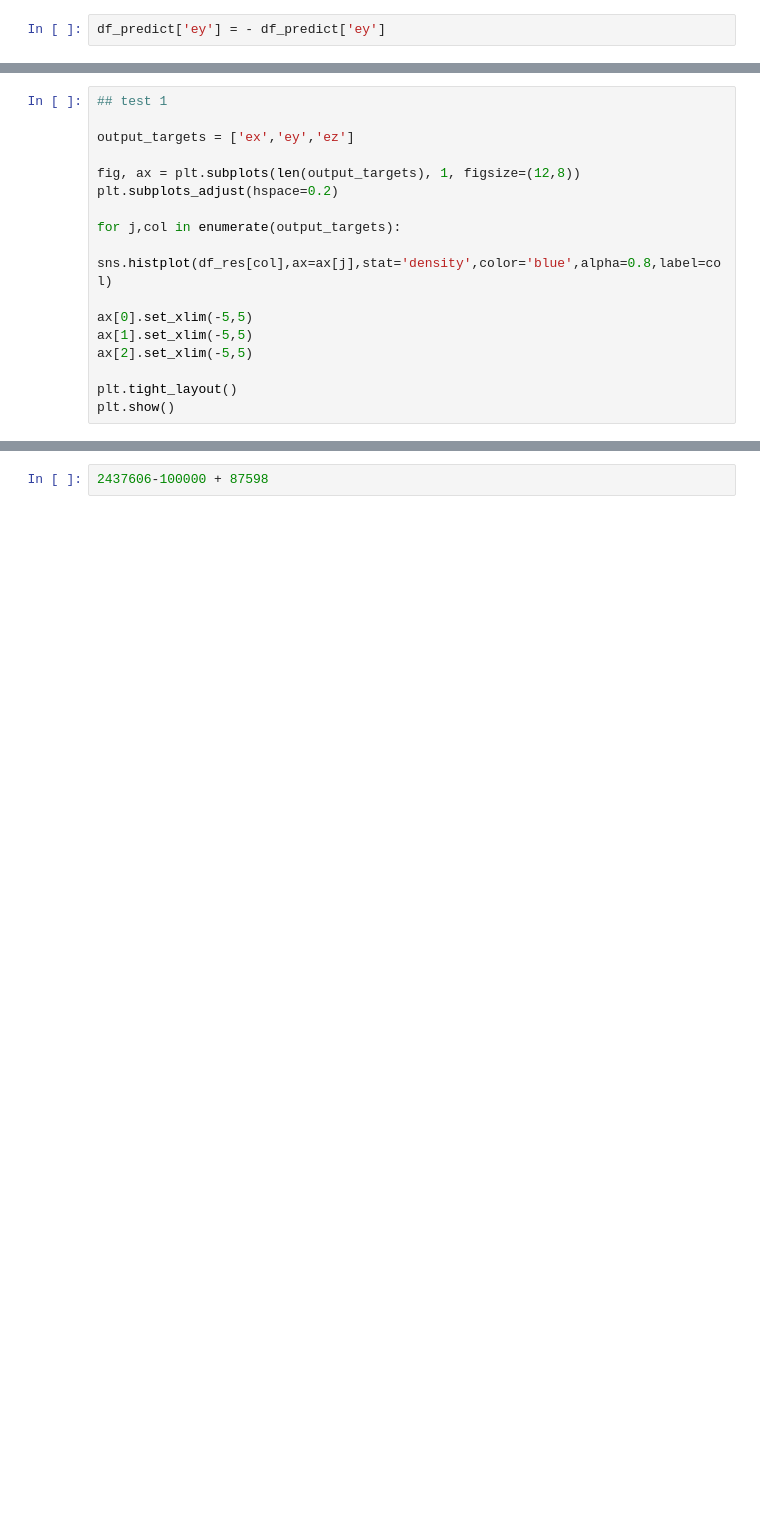
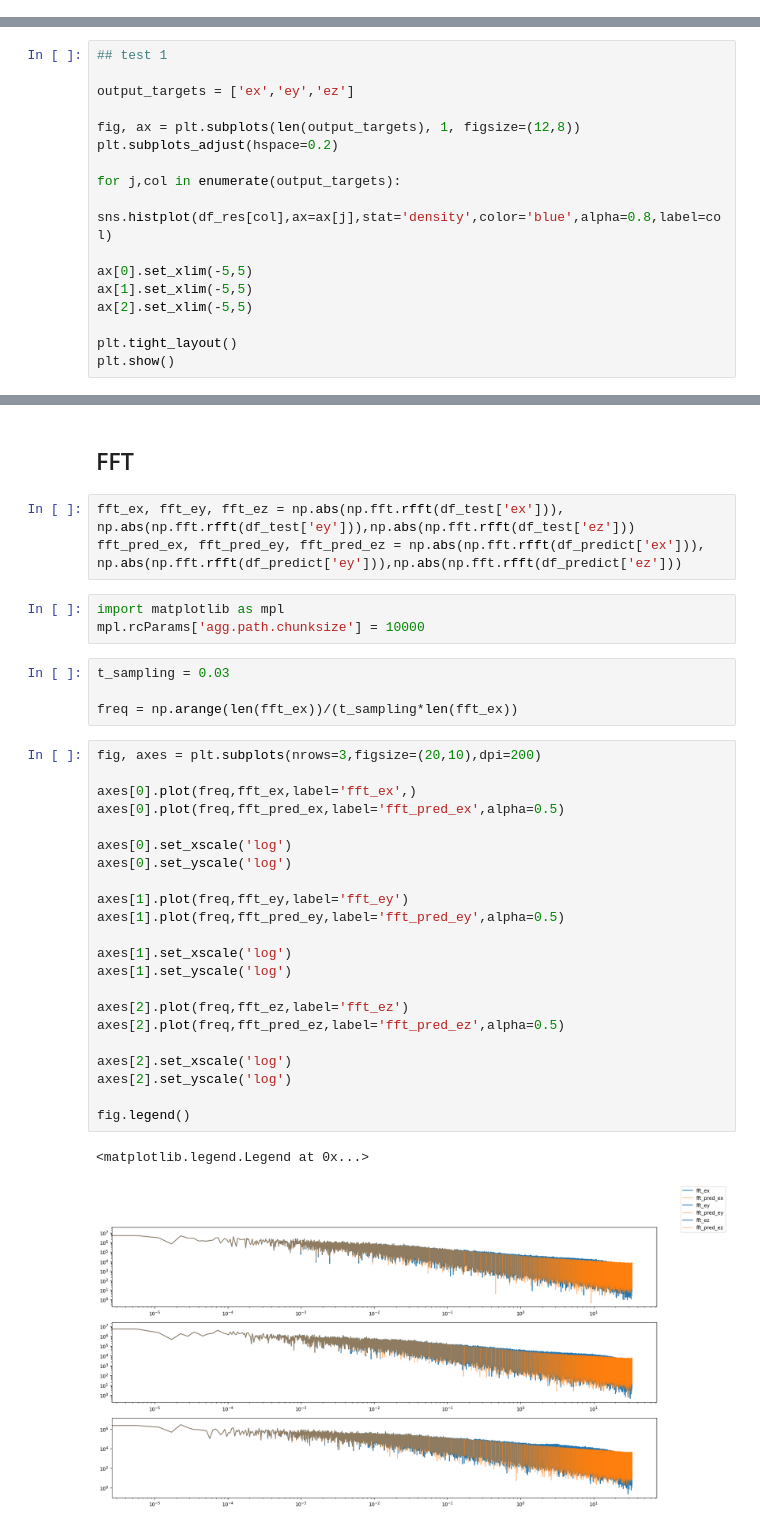
Before and after one commit to esevegne/astro-nn, a Jupyter notebook: analysis.ipynb, the cells around one changed output, grey strips where cells are left out. Drawn from its saved outputs; the diff is of its cells as text; blank space fills up the shorter version.

```diff
--- a/analysis.ipynb
+++ b/analysis.ipynb
@@ -390,4 +293,2 @@ df_predict
 # %%
 df_theo = E_mhd(df_test)+E_mhd(df_test)
-# %%
-df_predict['ey'] = - df_predict['ey']
@@ -541,2 +402,37 @@ df.iloc[2437606-100000:2437606+100000]['ez'].argmin()
-# %%
-2437606-100000 + 87598
+# %% [markdown]
+## FFT
+# %%
+fft_ex, fft_ey, fft_ez = np.abs(np.fft.rfft(df_test['ex'])), np.abs(np.fft.rfft(df_test['ey'])),np.abs(np.fft.rfft(df_test['ez']))
+fft_pred_ex, fft_pred_ey, fft_pred_ez = np.abs(np.fft.rfft(df_predict['ex'])), np.abs(np.fft.rfft(df_predict['ey'])),np.abs(np.fft.rfft(df_predict['ez']))
+# %%
+import matplotlib as mpl
+mpl.rcParams['agg.path.chunksize'] = 10000
+# %%
+t_sampling = 0.03
+
+freq = np.arange(len(fft_ex))/(t_sampling*len(fft_ex))
+# %%
+fig, axes = plt.subplots(nrows=3,figsize=(20,10),dpi=200)
+
+axes[0].plot(freq,fft_ex,label='fft_ex',)
+axes[0].plot(freq,fft_pred_ex,label='fft_pred_ex',alpha=0.5)
+
+axes[0].set_xscale('log')
+axes[0].set_yscale('log')
+
+axes[1].plot(freq,fft_ey,label='fft_ey')
+axes[1].plot(freq,fft_pred_ey,label='fft_pred_ey',alpha=0.5)
+
+axes[1].set_xscale('log')
+axes[1].set_yscale('log')
+
+axes[2].plot(freq,fft_ez,label='fft_ez')
+axes[2].plot(freq,fft_pred_ez,label='fft_pred_ez',alpha=0.5)
+
+axes[2].set_xscale('log')
+axes[2].set_yscale('log')
+
+fig.legend()
+# %% [output]
+<matplotlib.legend.Legend at 0x...>
+[figure, added]
```
Also changed, not shown: parts of 76 cells of this notebook, 6 other files.
